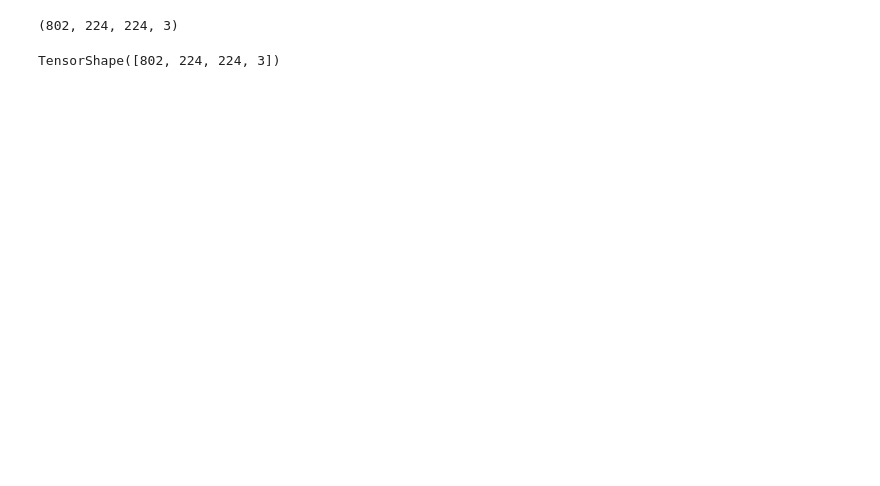
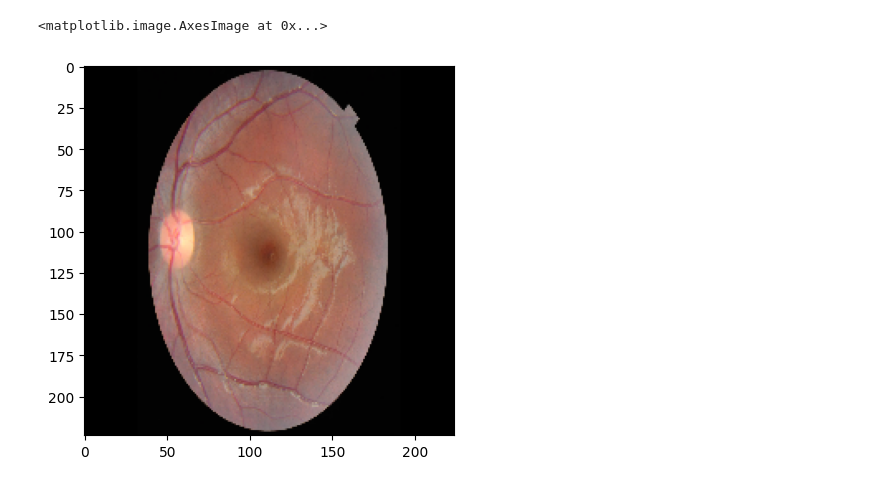
Before and after one commit to gomezpaula658/eye_spy_peekaboo_for_health, a Jupyter notebook: notebooks/model_exploration.ipynb, the cells around one changed output. Cells and saved outputs as stored; diff of their text form; code cells hidden in the pictures; blank space fills up the shorter version.

```diff
--- a/notebooks/model_exploration.ipynb
+++ b/notebooks/model_exploration.ipynb
@@ -31,7 +50,7 @@ X_train.head()
 # %%
+# Loading Images
+
 image_folder = '../data/training_images'
+eval_image_folder = '../data/eval_images'
 images = np.array([load_and_preprocess_image(row_id, image_folder) for row_id in X_train.index])
-# images = np.array([load_and_preprocess_image(X_train.iloc[0].ID, image_folder)])
-images.shape
+eval_images = np.array([load_and_preprocess_image(row_id, eval_image_folder) for row_id in X_eval.index])
-# %% [output]
-(802, 224, 224, 3)
@@ -63,5 +57,5 @@ eval_images = np.array([load_and_preprocess_image(row_id, image_folder) for row_
-# %%
-images = augment_images(images)
-images.shape
-# %% [output]
-TensorShape([802, 224, 224, 3])
+# %%
+plt.imshow(images[0])
+# %% [output]
+<matplotlib.image.AxesImage at 0x...>
+[figure, added]
```
Also changed, not shown: parts of 13 cells of this notebook, 1 other file.
